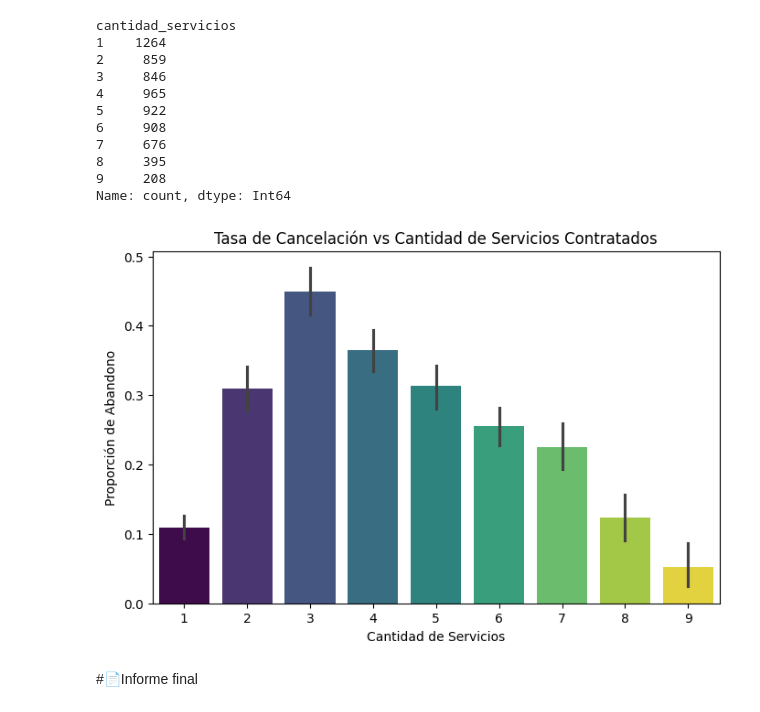
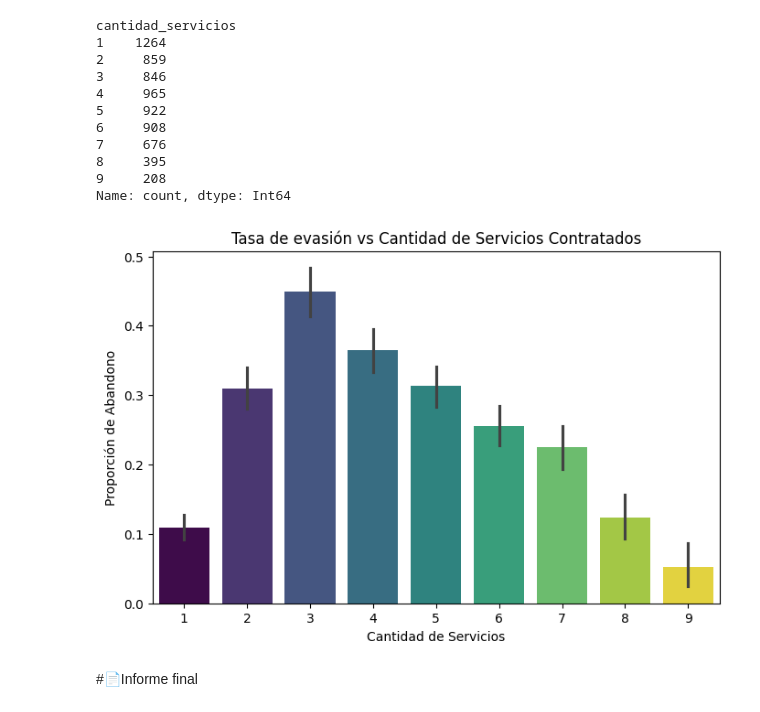
Before and after one commit to NicoPerotto/challenge2-data-science-LATAM, a Jupyter notebook: TelecomX_LATAM.ipynb, the cells around one changed output. Saved outputs shown, nothing was run; the diff lists cells and outputs as text; code cells hidden in the pictures.

```diff
--- a/TelecomX_LATAM.ipynb
+++ b/TelecomX_LATAM.ipynb
@@ -265,7 +265,7 @@ Tamaño total: 7043 filas y 21 columnas
 ##Traducción de columnas
 # %%
 traducciones = {
-    'Churn': 'cancelación',
+    'Churn': 'evasión',
     'gender': 'genero',
     'SeniorCitizen': 'adulto_mayor',
     'Partner': 'tiene_pareja',
@@ -500,21 +500,21 @@ Name: count, dtype: Int64
 # %%
 plt.figure(figsize=(8, 5))
 
 # Corregido: asignamos x a hue y legend=False
 sns.barplot(
     data=dataFrame,
     x='cantidad_servicios',
-    y='cancelación',
+    y='evasión',
     hue='cantidad_servicios',
     palette='viridis',
     legend=False
 )
 
-plt.title('Tasa de Cancelación vs Cantidad de Servicios Contratados')
+plt.title('Tasa de evasión vs Cantidad de Servicios Contratados')
 plt.xlabel('Cantidad de Servicios')
 plt.ylabel('Proporción de Abandono')
 plt.show()
 # %% [output]
-[figure, old version]
+[figure, new version]
 # %% [markdown]
 #📄Informe final
```
Also changed, not shown: parts of 7 cells of this notebook.
